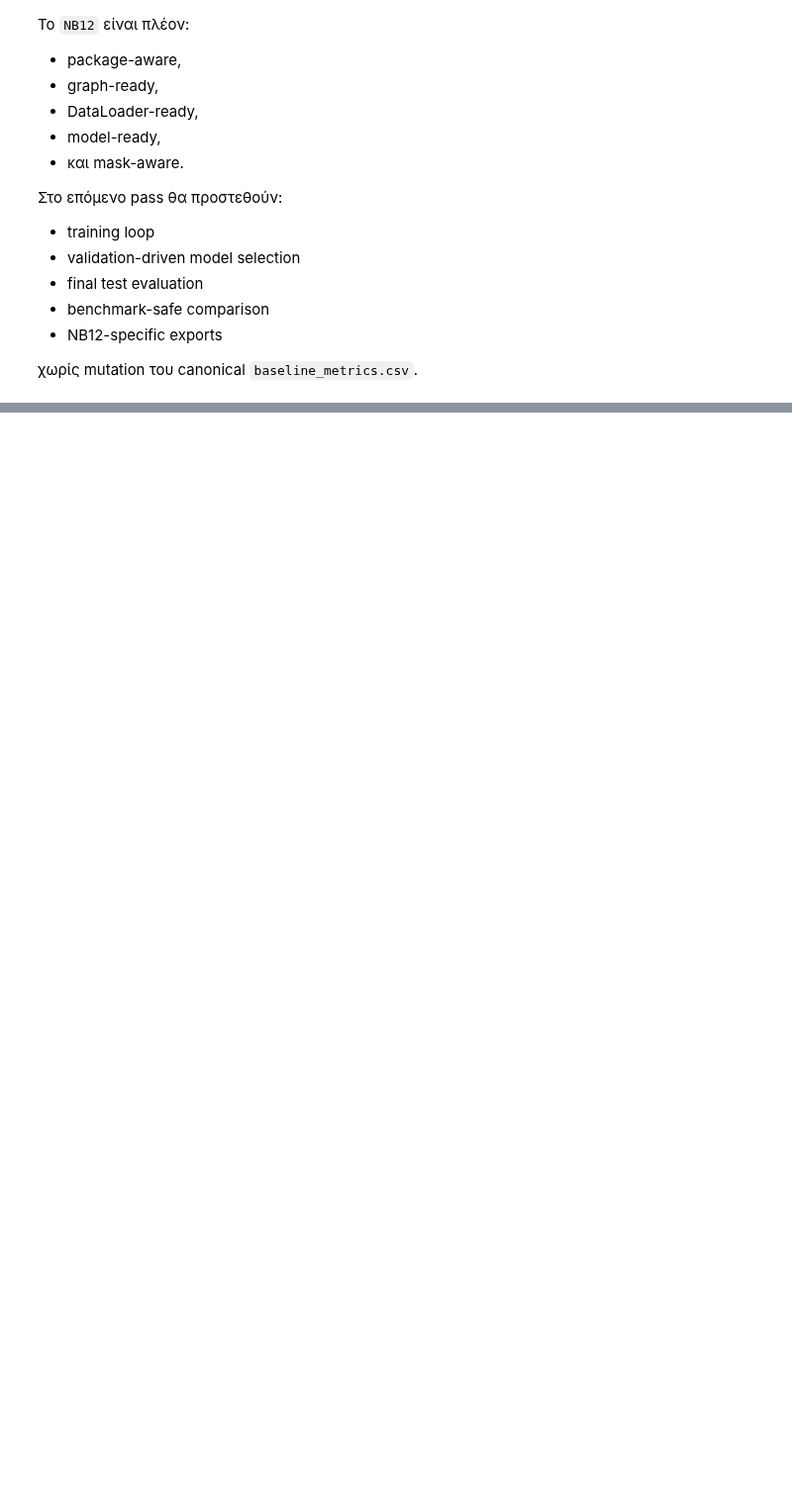
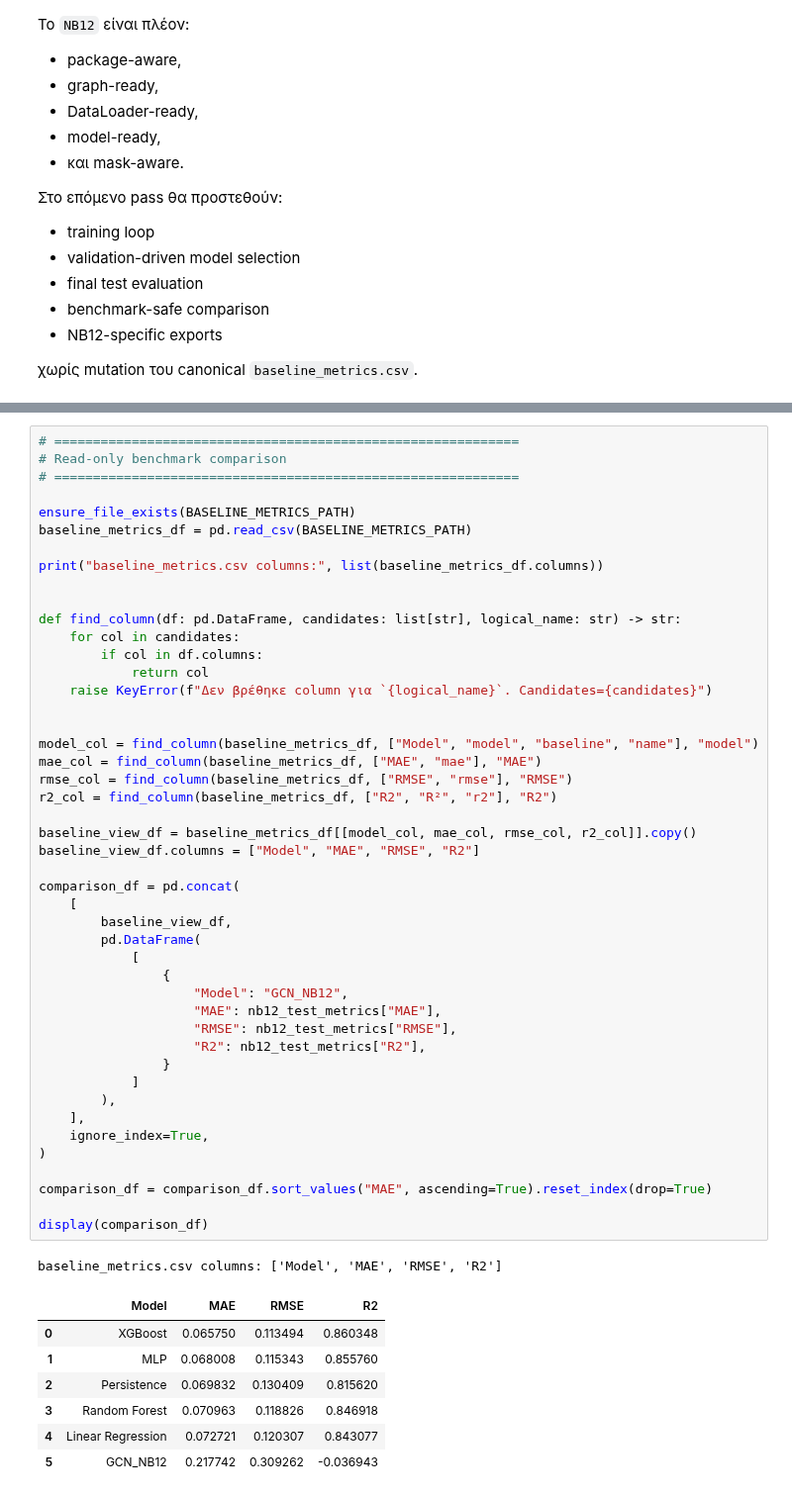
Before and after one commit to Dionysis33/WindPower_DigitalTwin, a Jupyter notebook: notebooks/12_first_graph_based_forecasting_baseline.ipynb, the cells around one changed output, grey strips where cells are left out. Shown at 99% size. Cells and saved outputs as stored; diff of their text form; blank space fills up the shorter version.

```diff
--- a/notebooks/12_first_graph_based_forecasting_baseline.ipynb
+++ b/notebooks/12_first_graph_based_forecasting_baseline.ipynb
@@ -939,0 +1822,55 @@ Initial masked RMSE: 2558.939697265625
+# %%
+# ============================================================
+# Read-only benchmark comparison
+# ============================================================
+
+ensure_file_exists(BASELINE_METRICS_PATH)
+baseline_metrics_df = pd.read_csv(BASELINE_METRICS_PATH)
+
+print("baseline_metrics.csv columns:", list(baseline_metrics_df.columns))
+
+
+def find_column(df: pd.DataFrame, candidates: list[str], logical_name: str) -> str:
+    for col in candidates:
+        if col in df.columns:
+            return col
+    raise KeyError(f"Δεν βρέθηκε column για `{logical_name}`. Candidates={candidates}")
+
+
+model_col = find_column(baseline_metrics_df, ["Model", "model", "baseline", "name"], "model")
+mae_col = find_column(baseline_metrics_df, ["MAE", "mae"], "MAE")
+rmse_col = find_column(baseline_metrics_df, ["RMSE", "rmse"], "RMSE")
+r2_col = find_column(baseline_metrics_df, ["R2", "R²", "r2"], "R2")
+
+baseline_view_df = baseline_metrics_df[[model_col, mae_col, rmse_col, r2_col]].copy()
+baseline_view_df.columns = ["Model", "MAE", "RMSE", "R2"]
+
+comparison_df = pd.concat(
+    [
+        baseline_view_df,
+        pd.DataFrame(
+            [
+                {
+                    "Model": "GCN_NB12",
+                    "MAE": nb12_test_metrics["MAE"],
+                    "RMSE": nb12_test_metrics["RMSE"],
+                    "R2": nb12_test_metrics["R2"],
+                }
+            ]
+        ),
+    ],
+    ignore_index=True,
+)
+
+comparison_df = comparison_df.sort_values("MAE", ascending=True).reset_index(drop=True)
+
+display(comparison_df)
+# %% [output]
+baseline_metrics.csv columns: ['Model', 'MAE', 'RMSE', 'R2']
+|  | Model | MAE | RMSE | R2 |
+| 0 | XGBoost | 0.065750 | 0.113494 | 0.860348 |
+| 1 | MLP | 0.068008 | 0.115343 | 0.855760 |
+| 2 | Persistence | 0.069832 | 0.130409 | 0.815620 |
+| 3 | Random Forest | 0.070963 | 0.118826 | 0.846918 |
+| 4 | Linear Regression | 0.072721 | 0.120307 | 0.843077 |
+| 5 | GCN_NB12 | 0.217742 | 0.309262 | -0.036943 |
```
Also changed, not shown: parts of 27 cells of this notebook.
